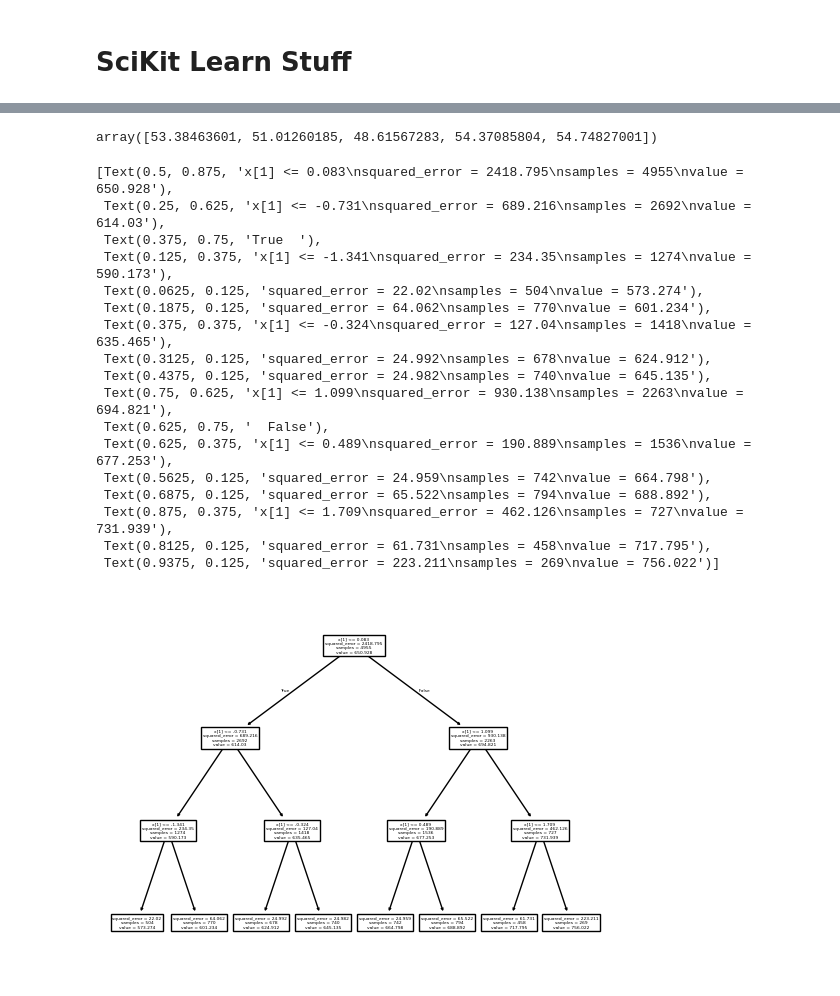
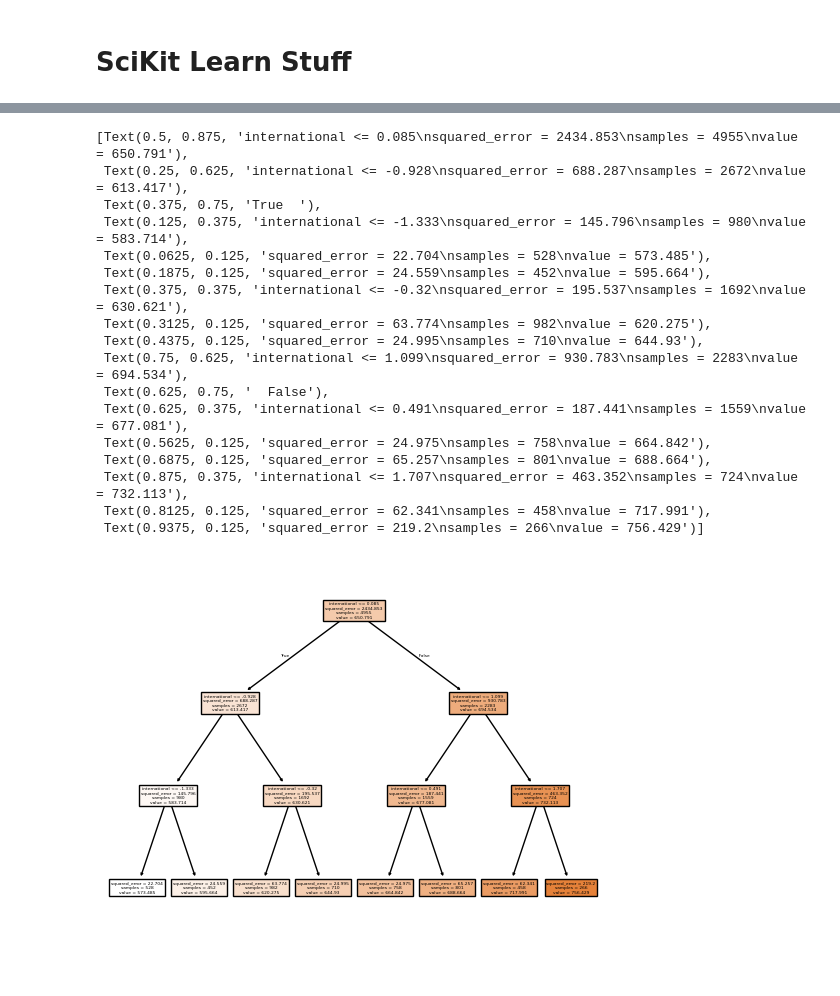
Before and after one commit to michaeledge27/CSCI290, a Jupyter notebook: notebooks/partnerProject.ipynb, the cells around one changed output, grey strips where cells are left out. Saved outputs shown, nothing was run; the diff lists cells and outputs as text; code cells hidden in the pictures.

```diff
--- a/notebooks/partnerProject.ipynb
+++ b/notebooks/partnerProject.ipynb
@@ -376,8 +376,3 @@ array([-53.38463601, -51.01260185, -48.61567283, -54.37085804,
-# %%
-mse_scores = -cv_scores
-mse_scores
-# %% [output]
-array([53.38463601, 51.01260185, 48.61567283, 54.37085804, 54.74827001])
 # %%
 reg_pipeline.fit(X_train, y_train)
 reg_predictions = reg_pipeline.predict(X_test)
@@ -386,24 +381,24 @@ class_pipeline.fit(X_train, y_train)
 class_predictions = class_pipeline.predict(X_test)
 # %%
 
-plot_tree(reg_pipeline.named_steps['clf'])
+plot_tree(reg_pipeline.named_steps['clf'], filled=True, feature_names=X_train.columns)
 # %% [output]
-[Text(0.5, 0.875, 'x[1] <= 0.083\nsquared_error = 2418.795\nsamples = 4955\nvalue = 650.928'),
- Text(0.25, 0.625, 'x[1] <= -0.731\nsquared_error = 689.216\nsamples = 2692\nvalue = 614.03'),
+[Text(0.5, 0.875, 'international <= 0.085\nsquared_error = 2434.853\nsamples = 4955\nvalue = 650.791'),
+ Text(0.25, 0.625, 'international <= -0.928\nsquared_error = 688.287\nsamples = 2672\nvalue = 613.417'),
  Text(0.375, 0.75, 'True  '),
- Text(0.125, 0.375, 'x[1] <= -1.341\nsquared_error = 234.35\nsamples = 1274\nvalue = 590.173'),
- Text(0.0625, 0.125, 'squared_error = 22.02\nsamples = 504\nvalue = 573.274'),
- Text(0.1875, 0.125, 'squared_error = 64.062\nsamples = 770\nvalue = 601.234'),
- Text(0.375, 0.375, 'x[1] <= -0.324\nsquared_error = 127.04\nsamples = 1418\nvalue = 635.465'),
- Text(0.3125, 0.125, 'squared_error = 24.992\nsamples = 678\nvalue = 624.912'),
- Text(0.4375, 0.125, 'squared_error = 24.982\nsamples = 740\nvalue = 645.135'),
- Text(0.75, 0.625, 'x[1] <= 1.099\nsquared_error = 930.138\nsamples = 2263\nvalue = 694.821'),
+ Text(0.125, 0.375, 'international <= -1.333\nsquared_error = 145.796\nsamples = 980\nvalue = 583.714'),
+ Text(0.0625, 0.125, 'squared_error = 22.704\nsamples = 528\nvalue = 573.485'),
+ Text(0.1875, 0.125, 'squared_error = 24.559\nsamples = 452\nvalue = 595.664'),
+ Text(0.375, 0.375, 'international <= -0.32\nsquared_error = 195.537\nsamples = 1692\nvalue = 630.621'),
+ Text(0.3125, 0.125, 'squared_error = 63.774\nsamples = 982\nvalue = 620.275'),
+ Text(0.4375, 0.125, 'squared_error = 24.995\nsamples = 710\nvalue = 644.93'),
+ Text(0.75, 0.625, 'international <= 1.099\nsquared_error = 930.783\nsamples = 2283\nvalue = 694.534'),
  Text(0.625, 0.75, '  False'),
- Text(0.625, 0.375, 'x[1] <= 0.489\nsquared_error = 190.889\nsamples = 1536\nvalue = 677.253'),
- Text(0.5625, 0.125, 'squared_error = 24.959\nsamples = 742\nvalue = 664.798'),
- Text(0.6875, 0.125, 'squared_error = 65.522\nsamples = 794\nvalue = 688.892'),
- Text(0.875, 0.375, 'x[1] <= 1.709\nsquared_error = 462.126\nsamples = 727\nvalue = 731.939'),
- Text(0.8125, 0.125, 'squared_error = 61.731\nsamples = 458\nvalue = 717.795'),
- Text(0.9375, 0.125, 'squared_error = 223.211\nsamples = 269\nvalue = 756.022')]
+ Text(0.625, 0.375, 'international <= 0.491\nsquared_error = 187.441\nsamples = 1559\nvalue = 677.081'),
+ Text(0.5625, 0.125, 'squared_error = 24.975\nsamples = 758\nvalue = 664.842'),
+ Text(0.6875, 0.125, 'squared_error = 65.257\nsamples = 801\nvalue = 688.664'),
+ Text(0.875, 0.375, 'international <= 1.707\nsquared_error = 463.352\nsamples = 724\nvalue = 732.113'),
+ Text(0.8125, 0.125, 'squared_error = 62.341\nsamples = 458\nvalue = 717.991'),
+ Text(0.9375, 0.125, 'squared_error = 219.2\nsamples = 266\nvalue = 756.429')]
-[figure, old version]
+[figure, new version]
 # %%
```
Also changed, not shown: parts of 3 cells of this notebook.
